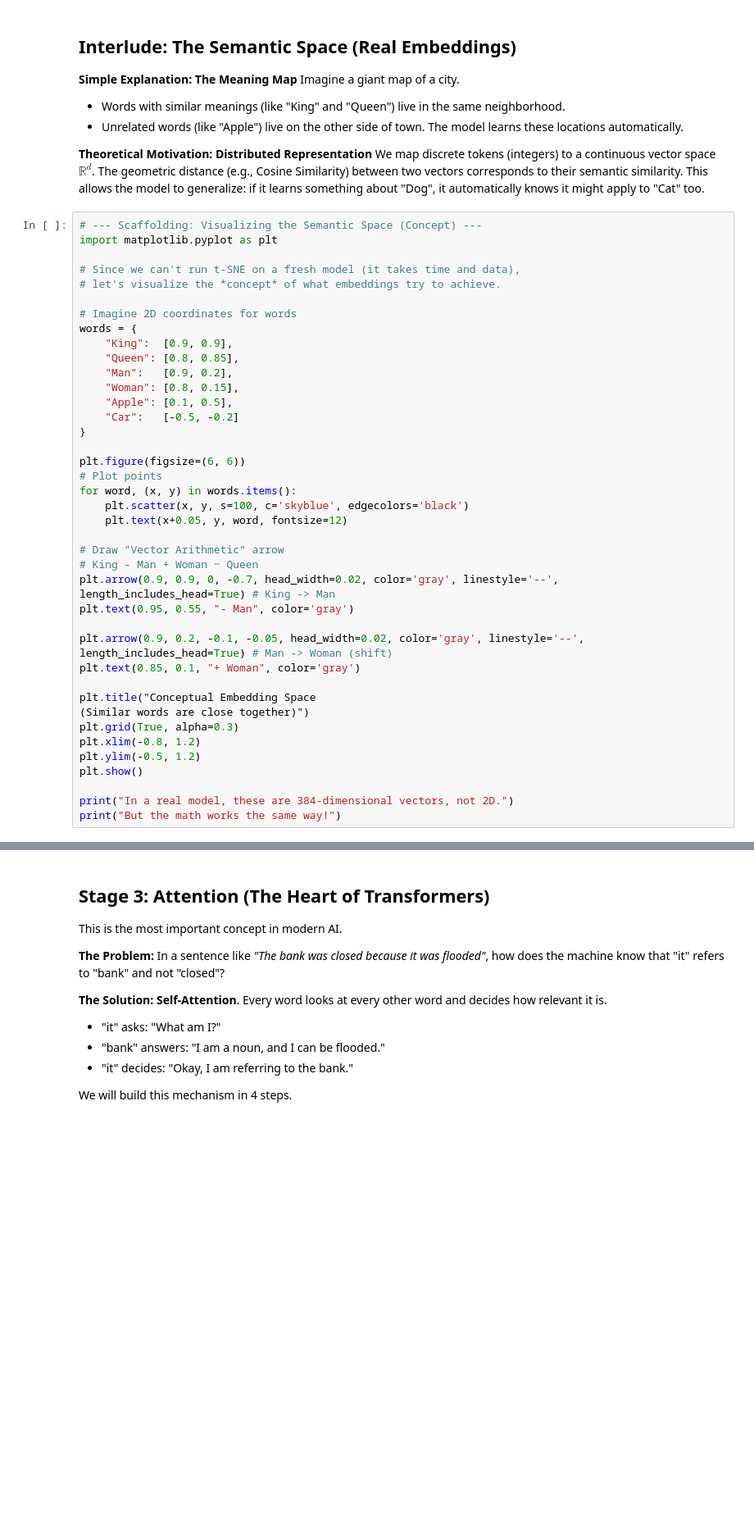
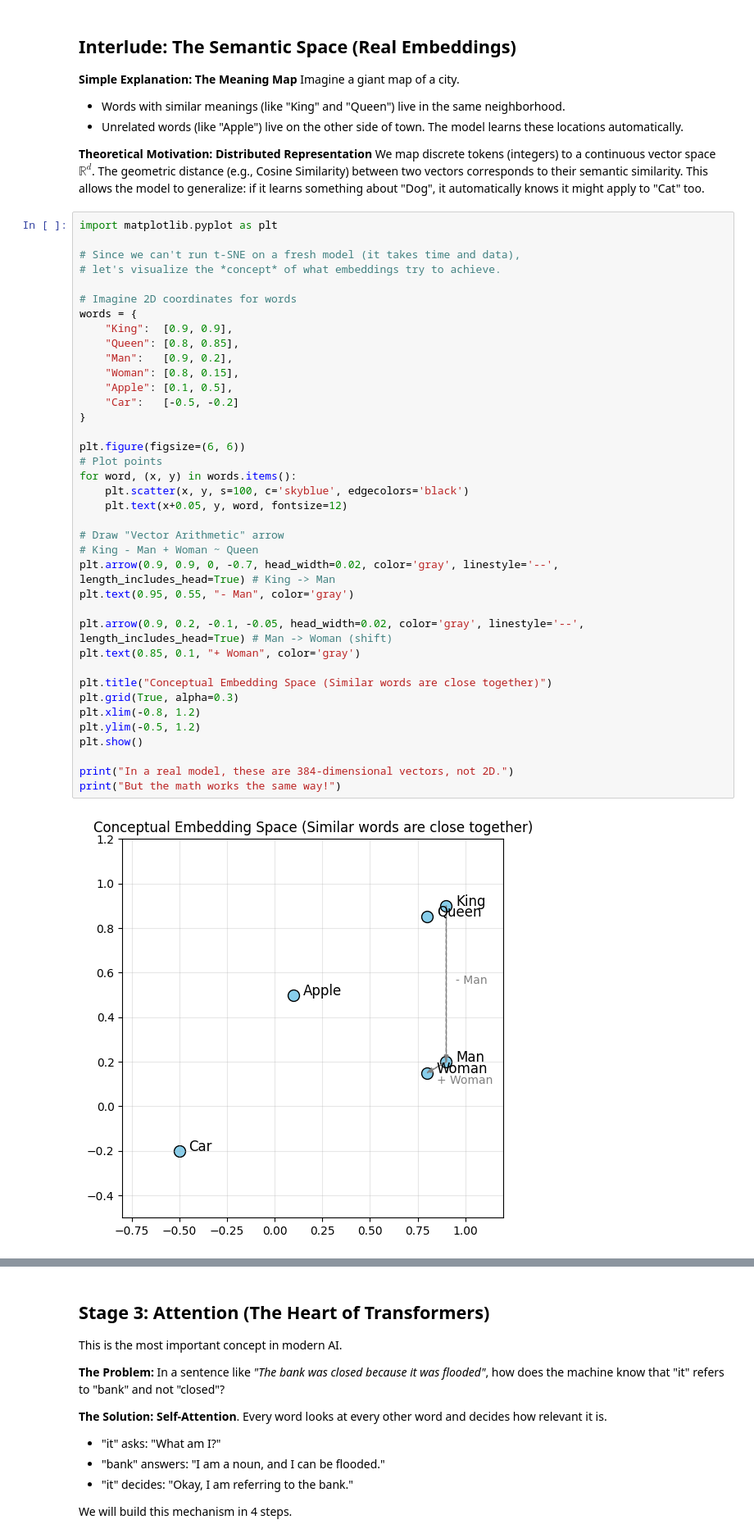
Before and after one commit to NatBrian/chatgpt-from-scratch, a Jupyter notebook: chatgpt_zero_to_hero.ipynb, the cells around one changed output, grey strips where cells are left out. Shown: that part at 82% size. Cells and saved outputs as stored; diff of their text form; blank space fills up the shorter version.

```diff
--- a/chatgpt_zero_to_hero.ipynb
+++ b/chatgpt_zero_to_hero.ipynb
@@ -480,7 +482,6 @@ We map discrete tokens (integers) to a continuous vector space $\mathbb{R}^d$.
 The geometric distance (e.g., Cosine Similarity) between two vectors corresponds to their semantic similarity.
 This allows the model to generalize: if it learns something about "Dog", it automatically knows it might apply to "Cat" too.
 # %%
-# --- Scaffolding: Visualizing the Semantic Space (Concept) ---
 import matplotlib.pyplot as plt
 
 # Since we can't run t-SNE on a fresh model (it takes time and data),
@@ -490,32 +491,33 @@ import matplotlib.pyplot as plt
 words = {
     "King":  [0.9, 0.9],
     "Queen": [0.8, 0.85],
     "Man":   [0.9, 0.2],
     "Woman": [0.8, 0.15],
     "Apple": [0.1, 0.5],
     "Car":   [-0.5, -0.2]
 }
 
 plt.figure(figsize=(6, 6))
 # Plot points
 for word, (x, y) in words.items():
     plt.scatter(x, y, s=100, c='skyblue', edgecolors='black')
     plt.text(x+0.05, y, word, fontsize=12)
 
 # Draw "Vector Arithmetic" arrow
 # King - Man + Woman ~ Queen
 plt.arrow(0.9, 0.9, 0, -0.7, head_width=0.02, color='gray', linestyle='--', length_includes_head=True) # King -> Man
 plt.text(0.95, 0.55, "- Man", color='gray')
 
 plt.arrow(0.9, 0.2, -0.1, -0.05, head_width=0.02, color='gray', linestyle='--', length_includes_head=True) # Man -> Woman (shift)
 plt.text(0.85, 0.1, "+ Woman", color='gray')
 
-plt.title("Conceptual Embedding Space
-(Similar words are close together)")
+plt.title("Conceptual Embedding Space (Similar words are close together)")
 plt.grid(True, alpha=0.3)
 plt.xlim(-0.8, 1.2)
 plt.ylim(-0.5, 1.2)
 plt.show()
 
 print("In a real model, these are 384-dimensional vectors, not 2D.")
 print("But the math works the same way!")
+# %% [output]
+[figure, added]
```
Also changed, not shown: parts of 31 cells of this notebook.
